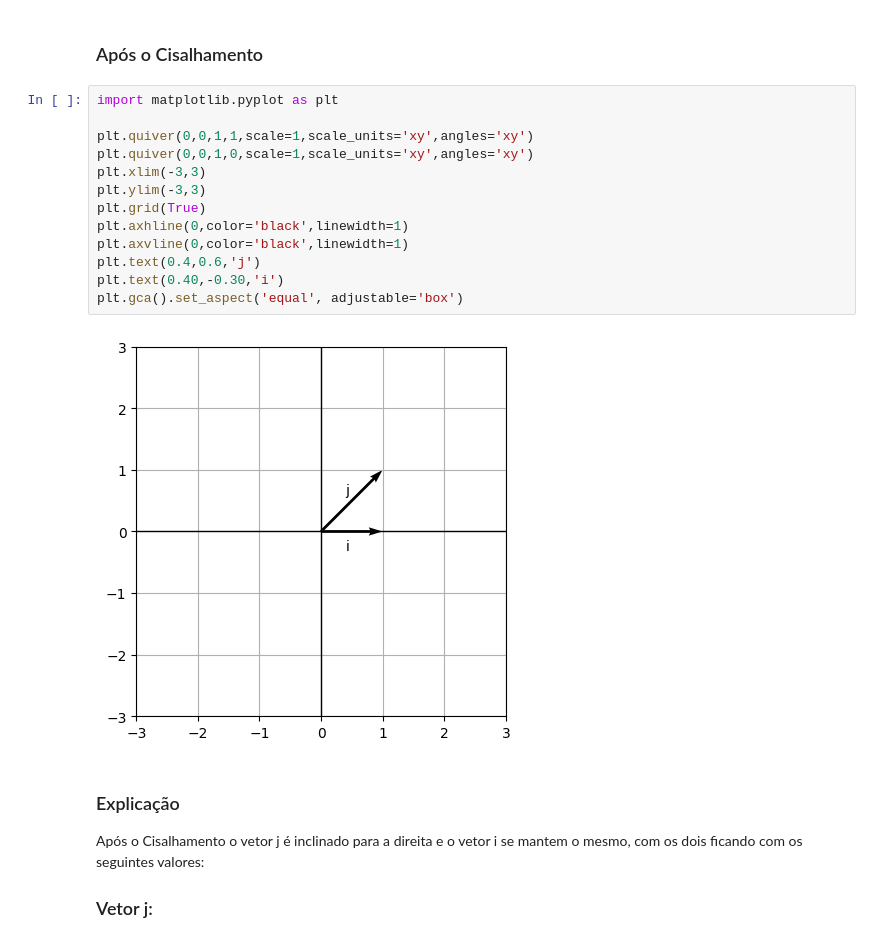
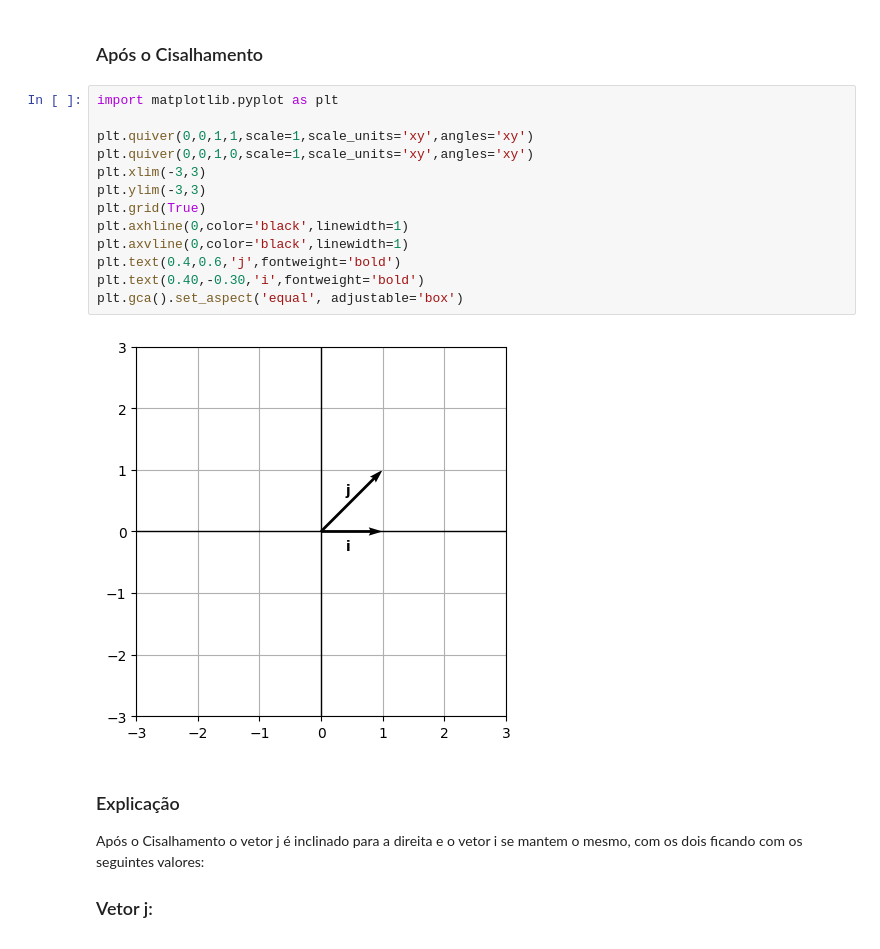
Before and after one commit to MurilloFig/Matem-tica-Computacional, a Jupyter notebook: Atividade0.ipynb, the cells around one changed output. Saved outputs shown, nothing was run; the diff lists cells and outputs as text.

```diff
--- a/Atividade0.ipynb
+++ b/Atividade0.ipynb
@@ -154,18 +154,18 @@ Após a concatenação:
 # %%
 import matplotlib.pyplot as plt
 
 plt.quiver(0,0,1,1,scale=1,scale_units='xy',angles='xy')
 plt.quiver(0,0,1,0,scale=1,scale_units='xy',angles='xy')
 plt.xlim(-3,3)
 plt.ylim(-3,3)
 plt.grid(True)
 plt.axhline(0,color='black',linewidth=1)
 plt.axvline(0,color='black',linewidth=1)
-plt.text(0.4,0.6,'j')
-plt.text(0.40,-0.30,'i')
+plt.text(0.4,0.6,'j',fontweight='bold')
+plt.text(0.40,-0.30,'i',fontweight='bold')
 plt.gca().set_aspect('equal', adjustable='box')
 # %% [output]
-[figure, old version]
+[figure, new version]
 # %% [markdown]
 ### Explicação
 Após o Cisalhamento o vetor j é inclinado para a direita e o vetor i se mantem o mesmo, com os dois ficando com os seguintes valores:
```
Also changed, not shown: parts of 2 cells of this notebook.
